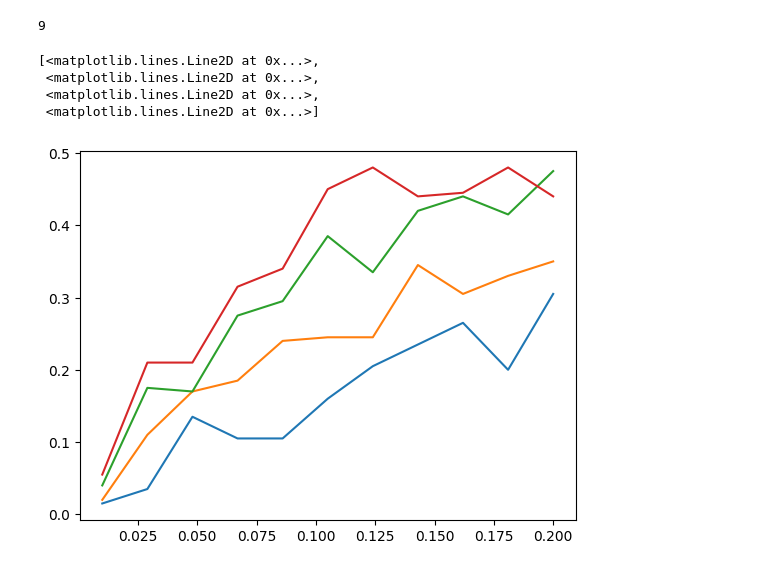
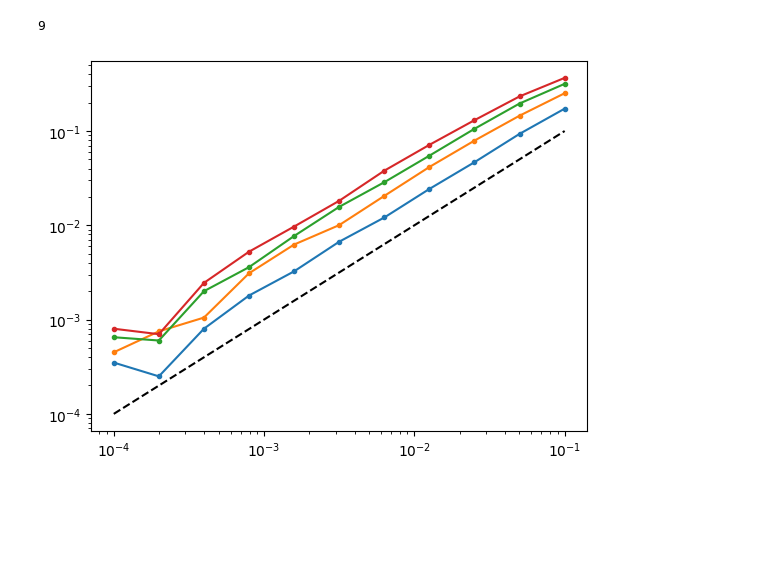
Before and after one commit to hassan-shap/MLqec, a Jupyter notebook: sc_simple_decoder.ipynb, the cells around one changed output. Cells and saved outputs as stored; diff of their text form; code cells hidden in the pictures; blank space fills up the shorter version.

```diff
--- a/sc_simple_decoder.ipynb
+++ b/sc_simple_decoder.ipynb
@@ -116,7 +158,7 @@ def plotter(idx_list, color, marker="o"):
 # %%
-d = 7
-q_list, sx_list, sz_list = idx_to_coord(d)
-plotter(q_list,"k")
+d = 5
+sx_list, sz_list = idx_to_coord_train(d)
+# plotter(q_list,"k")
 plotter(sx_list,"C0")
 plotter(sz_list,"C1")
 # plotter(sz_list)
@@ -416,8 +476,9 @@ print(err_rec[:d**2],err_rec[d**2:])
 
 d_list = np.arange(3,10,2)
 N_p = 11
-Niter = 100
-p_err_list = np.linspace(0.01,0.2,N_p)
+Niter = 10000
+# p_err_list = np.linspace(0.01,0.2,N_p)
+p_err_list = np.logspace(-4,-1,N_p)
 logical_err_list = np.zeros((N_p,d_list.shape[0], Niter,2))
 
 for i_d, d in enumerate(d_list):
@@ -493,10 +554,9 @@ for i_d, d in enumerate(d_list):
 # %% [output]
 9
 # %%
-plt.plot(p_err_list, logical_err_list.mean(axis=(2,3)))
+plt.plot(p_err_list, logical_err_list.mean(axis=(2,3)), ".-")
+plt.plot(p_err_list, p_err_list, "k--")
+plt.xscale("log")
+plt.yscale("log")
 # %% [output]
-[<matplotlib.lines.Line2D at 0x...>,
- <matplotlib.lines.Line2D at 0x...>,
- <matplotlib.lines.Line2D at 0x...>,
- <matplotlib.lines.Line2D at 0x...>]
-[figure, old version]
+[figure, new version]
```
Also changed, not shown: parts of 10 cells of this notebook, 17 other files.
